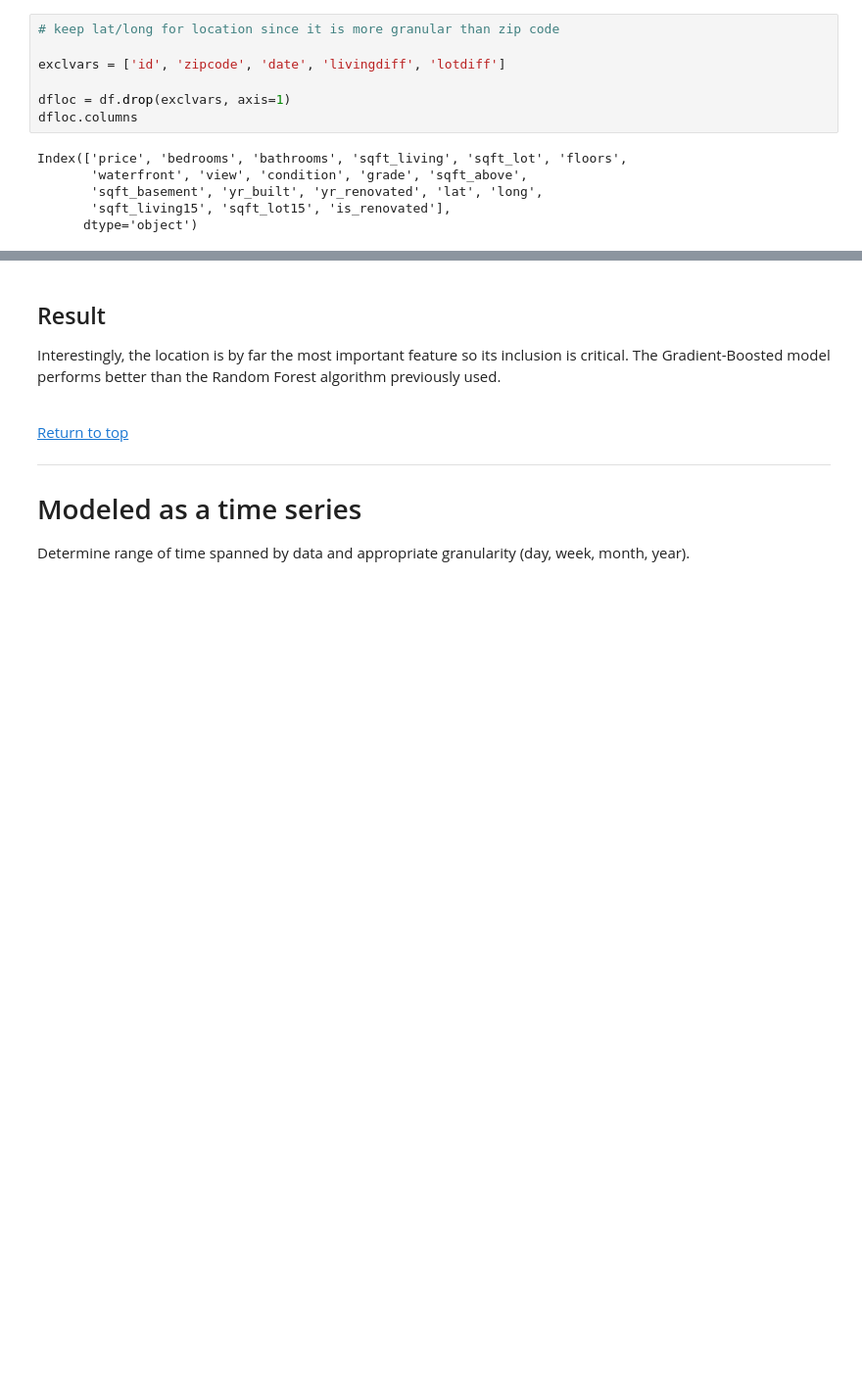
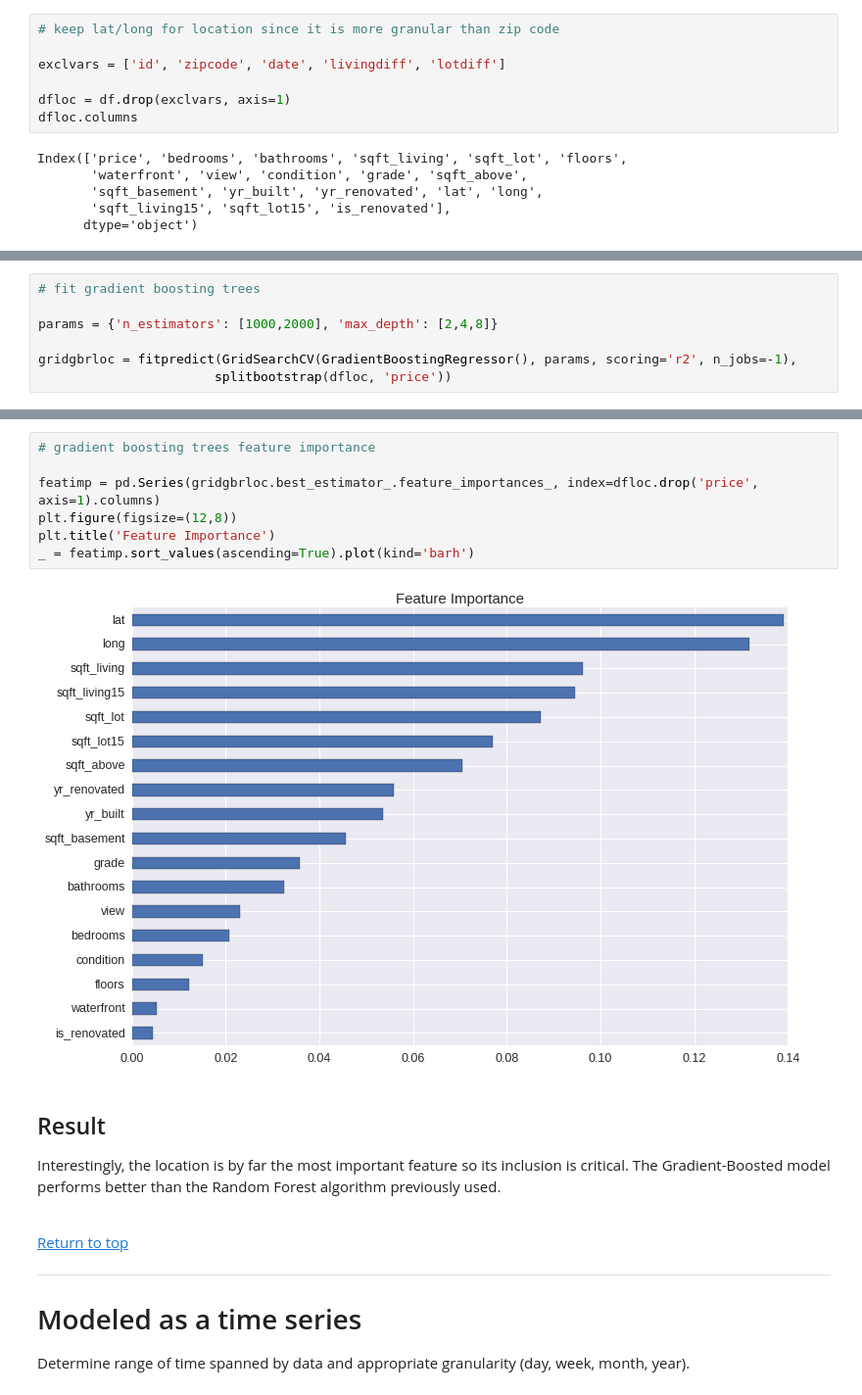
Before and after one commit to dbricare/kaggle, a Jupyter notebook: KingCountyHomePrices/RegressionHousingPrices.ipynb, the cells around one changed output, grey strips where cells are left out. Shown: that part at 98% size. Cells and saved outputs as stored; diff of their text form; blank space fills up the shorter version.

```diff
--- a/KingCountyHomePrices/RegressionHousingPrices.ipynb
+++ b/KingCountyHomePrices/RegressionHousingPrices.ipynb
@@ -665,0 +686,7 @@ test set r^2 score = 0.8883
+# %%
+# fit gradient boosting trees
+
+params = {'n_estimators': [1000,2000], 'max_depth': [2,4,8]}
+
+gridgbrloc = fitpredict(GridSearchCV(GradientBoostingRegressor(), params, scoring='r2', n_jobs=-1),
+                       splitbootstrap(dfloc, 'price'))
@@ -666,3 +705,12 @@ test set r^2 score = 0.8883
+# %%
+# gradient boosting trees feature importance
+
+featimp = pd.Series(gridgbrloc.best_estimator_.feature_importances_, index=dfloc.drop('price', axis=1).columns)
+plt.figure(figsize=(12,8))
+plt.title('Feature Importance')
+_ = featimp.sort_values(ascending=True).plot(kind='barh')
+# %% [output]
+[figure, added]
 # %% [markdown]
 ## Result
 
```
Also changed, not shown: parts of 35 cells of this notebook, 1 other file.
